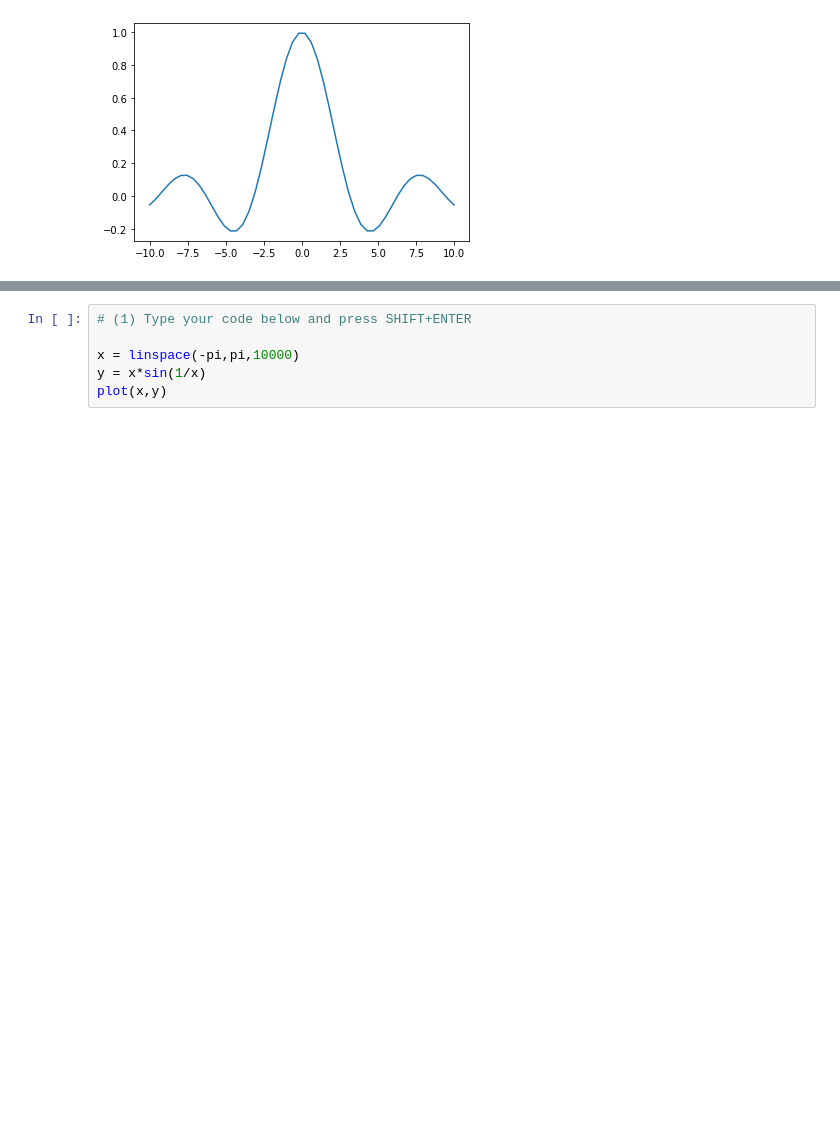
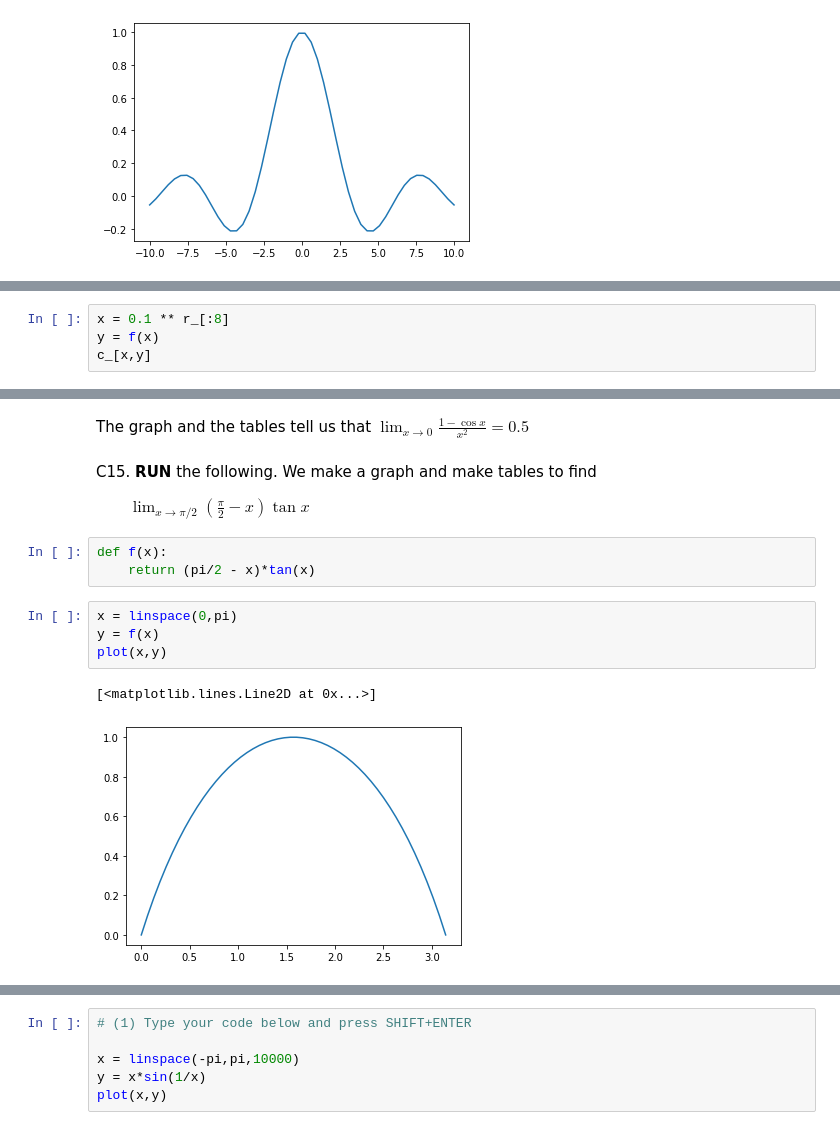
Before and after one commit to AnnieBMCC/pycalclab, a Jupyter notebook: mat301c-soln.ipynb, the cells around one changed output, grey strips where cells are left out. Drawn from its saved outputs; the diff is of its cells as text; blank space fills up the shorter version.

```diff
--- a/mat301c-soln.ipynb
+++ b/mat301c-soln.ipynb
@@ -275,0 +211,4 @@ $\quad$ _They didnt; I just guessed_
+# %%
+x = 0.1 ** r_[:8]
+y = f(x)
+c_[x,y]
@@ -275,0 +224,17 @@ $\quad$ _They didnt; I just guessed_
+# %% [markdown]
+The graph and the tables tell us that $\displaystyle \lim_{x\to0} \frac{1-\cos x}{x^{\textstyle2}} = 0.5$
+# %% [markdown]
+C15. **RUN** the following.
+We make a graph and make tables to find
+
+$\qquad \displaystyle \lim_{\textstyle x{\to}\pi/2} \left(\frac\pi2 - x\right) \tan x$
+# %%
+def f(x):
+    return (pi/2 - x)*tan(x)
+# %%
+x = linspace(0,pi)
+y = f(x)
+plot(x,y)
+# %% [output]
+[<matplotlib.lines.Line2D at 0x...>]
+[figure, added]
```
Also changed, not shown: parts of 81 cells of this notebook, 1 other file.
